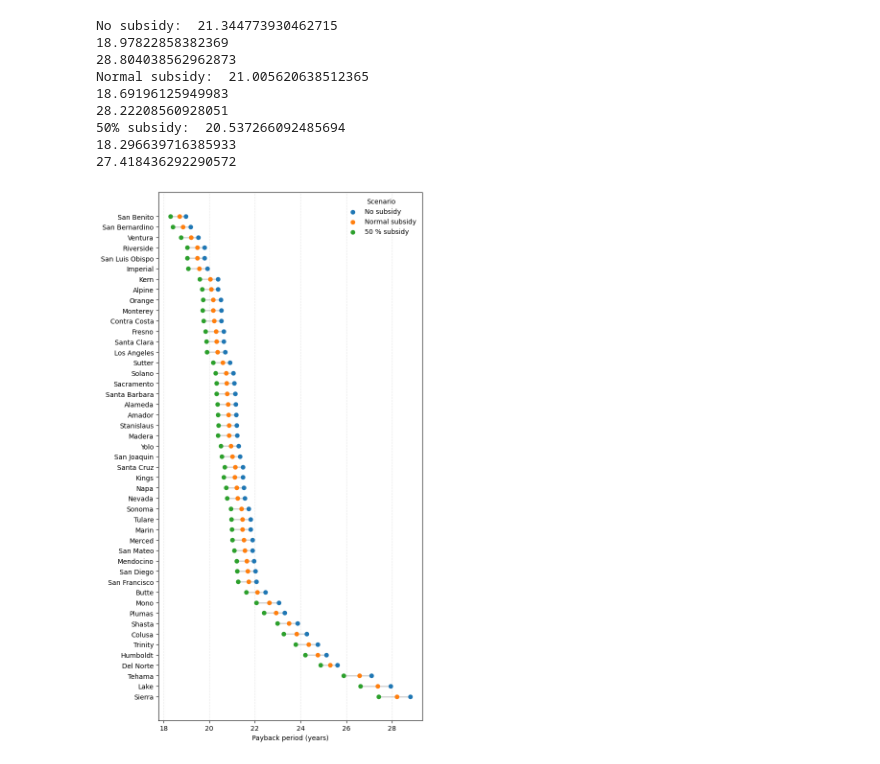
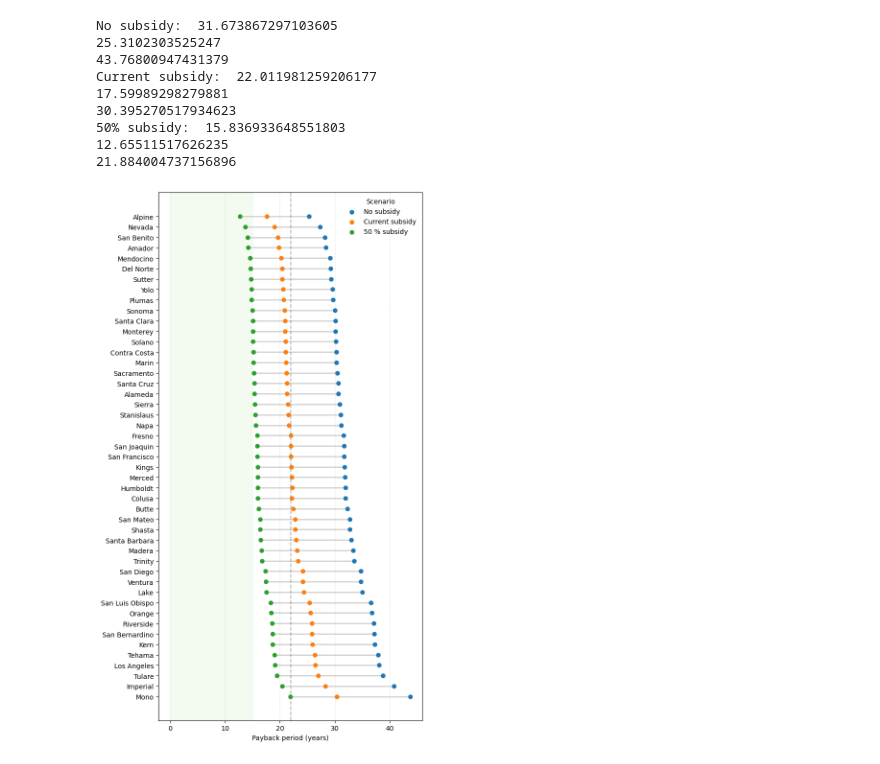
Before and after one commit to antiroyalty/california-electrification-costs, a Jupyter notebook: notebooks/13_results_how_do_payback_periods_change_with_various_incentives.ipynb, the cells around one changed output. Cells and saved outputs as stored; diff of their text form; code cells hidden in the pictures.

```diff
--- a/notebooks/13_results_how_do_payback_periods_change_with_various_incentives.ipynb
+++ b/notebooks/13_results_how_do_payback_periods_change_with_various_incentives.ipynb
@@ -9,13 +9,13 @@ import pandas as pd
 from pathlib import Path
 
 BASE_DIR = Path(
-    "../data/loadprofiles/induction_stove/single-family-detached/RESULTS/geojson"
+    "../data/loadprofiles/heat_pump_and_induction_stove_and_water_heating/single-family-detached/RESULTS/geojson"
 )
 
 FILES = {
-    "No subsidy"     : "induction_stove_0_subsidies.geojson",
-    "Normal subsidy" : "induction_stove_normal_subsidies.geojson",
-    "50 % subsidy"   : "induction_stove_50_subsidies.geojson",
+    "No subsidy"     : "none_heat_pump_and_induction_stove_and_water_heating.geojson",
+    "Current subsidy" : "normal_heat_pump_and_induction_stove_and_water_heating.geojson",
+    "50 % subsidy"   : "half_heat_pump_and_induction_stove_and_water_heating.geojson",
 }
 
 METRIC_COL = "Payback Period (Electrification + Solar + Storage)"  # column to compare
@@ -48,9 +48,9 @@ df = (
 print("No subsidy: ", df["No subsidy"].median())
 print(df["No subsidy"].min())
 print(df["No subsidy"].max())
-print("Normal subsidy: ", df["Normal subsidy"].median())
-print(df["Normal subsidy"].min())
-print(df["Normal subsidy"].max())
+print("Current subsidy: ", df["Current subsidy"].median())
+print(df["Current subsidy"].min())
+print(df["Current subsidy"].max())
 print("50% subsidy: ", df["50 % subsidy"].median())
 print(df["50 % subsidy"].min())
 print(df["50 % subsidy"].max())
@@ -59,7 +59,7 @@ print(df["50 % subsidy"].max())
 scenarios = list(FILES.keys())
 colour_map = {
     "No subsidy"    : "#1f77b4",  # blue
-    "Normal subsidy": "#ff7f0e",  # orange
+    "Current subsidy": "#ff7f0e",  # orange
     "50 % subsidy"  : "#2ca02c",  # green
 }
 
@@ -72,40 +72,42 @@ for y, (_, row) in enumerate(df.iterrows()):
         y,
         xmin=row[scenarios].min(),
         xmax=row[scenarios].max(),
         color="lightgray",
         linewidth=2,
         zorder=1,
     )
 
 # (b) scatter dots – *one call per scenario* so colour is consistent
 for scen in scenarios:
     ax.scatter(
         df[scen],
         df.index,
         label=scen,
         color=colour_map[scen],
         s=35,
         zorder=2,
     )
 
 # ---------- 4) cosmetics ----------
 ax.set_xlabel("Payback period (years)")
 ax.set_yticks(df.index)
 ax.set_yticklabels(df["NAME"])
 ax.invert_yaxis()                       # top-to-bottom alphabet feels natural
 ax.grid(axis="x", linestyle="--", alpha=0.3)
 ax.legend(title="Scenario", frameon=False, loc="upper right")
+ax.axvspan(0, 15, color='#d8f5d3', alpha=0.3, zorder=0)
+ax.axvline(df['Current subsidy'].median(), ls='--', color='grey', alpha=0.6)
 
 plt.tight_layout()
 plt.show()
 # %% [output]
-No subsidy:  21.344773930462715
-18.97822858382369
-28.804038562962873
-Normal subsidy:  21.005620638512365
-18.69196125949983
-28.22208560928051
-50% subsidy:  20.537266092485694
-18.296639716385933
-27.418436292290572
+No subsidy:  31.673867297103605
+25.3102303525247
+43.76800947431379
+Current subsidy:  22.011981259206177
+17.59989298279881
+30.395270517934623
+50% subsidy:  15.836933648551803
+12.65511517626235
+21.884004737156896
-[figure, old version]
+[figure, new version]
```
Also changed, not shown: parts of 2 cells of this notebook, 12 other files.
